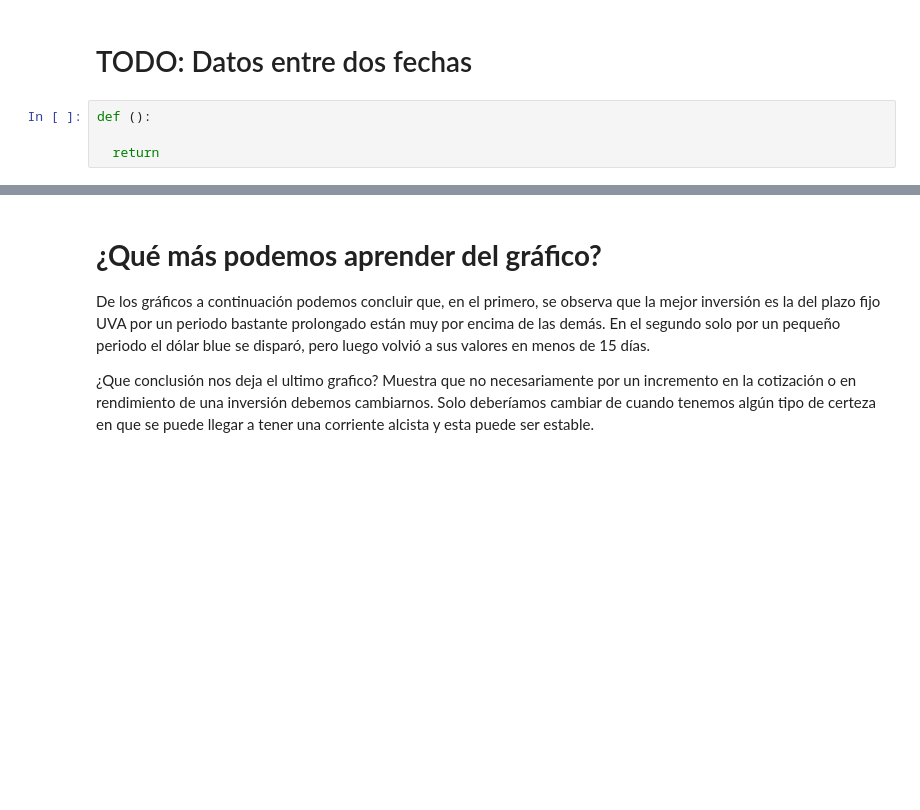
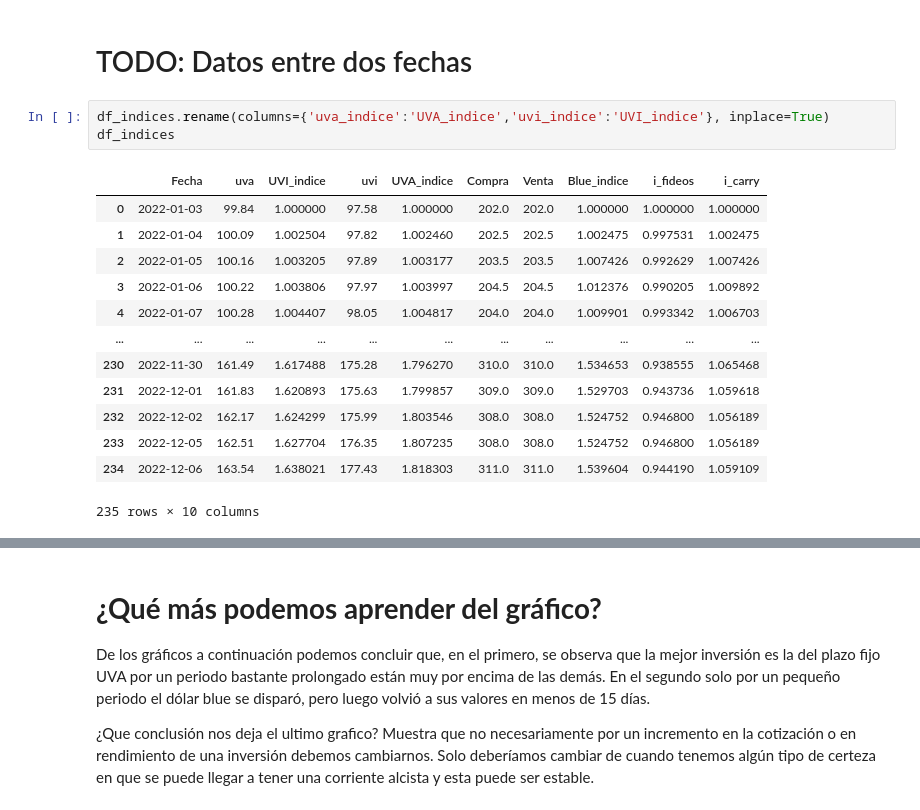
Before and after one commit to alejandronatale21051986/Tutoriales, a Jupyter notebook: semilla_panda_plotly.ipynb, the cells around one changed output, grey strips where cells are left out. Drawn from its saved outputs; the diff is of its cells as text; blank space fills up the shorter version.

```diff
--- a/semilla_panda_plotly.ipynb
+++ b/semilla_panda_plotly.ipynb
@@ -335,7 +331,20 @@ app.run_server(mode='inline') #A: ejecutar la app aqui mismo
 '\n#TODO: mas avanzado pero lento de ejecutar\nfig = px.line(uva_df, x="Fecha", y="Valor")\n\napp = JupyterDash(__name__) #A: podemos crear una app dash aca mismo!\napp.layout = html.Div([dcc.Graph(fi ...
 # %% [markdown]
 # TODO: Datos entre dos fechas
-# %%
-def ():
-
-  return
+# %%
+df_indices.rename(columns={'uva_indice':'UVA_indice','uvi_indice':'UVI_indice'}, inplace=True)
+df_indices
+# %% [output]
+|  | Fecha | uva | UVI_indice | uvi | UVA_indice | Compra | Venta | Blue_indice | i_fideos | i_carry |
+| 0 | 2022-01-03 | 99.84 | 1.000000 | 97.58 | 1.000000 | 202.0 | 202.0 | 1.000000 | 1.000000 | 1.000000 |
+| 1 | 2022-01-04 | 100.09 | 1.002504 | 97.82 | 1.002460 | 202.5 | 202.5 | 1.002475 | 0.997531 | 1.002475 |
+| 2 | 2022-01-05 | 100.16 | 1.003205 | 97.89 | 1.003177 | 203.5 | 203.5 | 1.007426 | 0.992629 | 1.007426 |
+| 3 | 2022-01-06 | 100.22 | 1.003806 | 97.97 | 1.003997 | 204.5 | 204.5 | 1.012376 | 0.990205 | 1.009892 |
+| 4 | 2022-01-07 | 100.28 | 1.004407 | 98.05 | 1.004817 | 204.0 | 204.0 | 1.009901 | 0.993342 | 1.006703 |
+| ... | ... | ... | ... | ... | ... | ... | ... | ... | ... | ... |
+| 230 | 2022-11-30 | 161.49 | 1.617488 | 175.28 | 1.796270 | 310.0 | 310.0 | 1.534653 | 0.938555 | 1.065468 |
+| 231 | 2022-12-01 | 161.83 | 1.620893 | 175.63 | 1.799857 | 309.0 | 309.0 | 1.529703 | 0.943736 | 1.059618 |
+| 232 | 2022-12-02 | 162.17 | 1.624299 | 175.99 | 1.803546 | 308.0 | 308.0 | 1.524752 | 0.946800 | 1.056189 |
+| 233 | 2022-12-05 | 162.51 | 1.627704 | 176.35 | 1.807235 | 308.0 | 308.0 | 1.524752 | 0.946800 | 1.056189 |
+| 234 | 2022-12-06 | 163.54 | 1.638021 | 177.43 | 1.818303 | 311.0 | 311.0 | 1.539604 | 0.944190 | 1.059109 |
+235 rows × 10 columns
```
Also changed, not shown: parts of 18 cells of this notebook.
